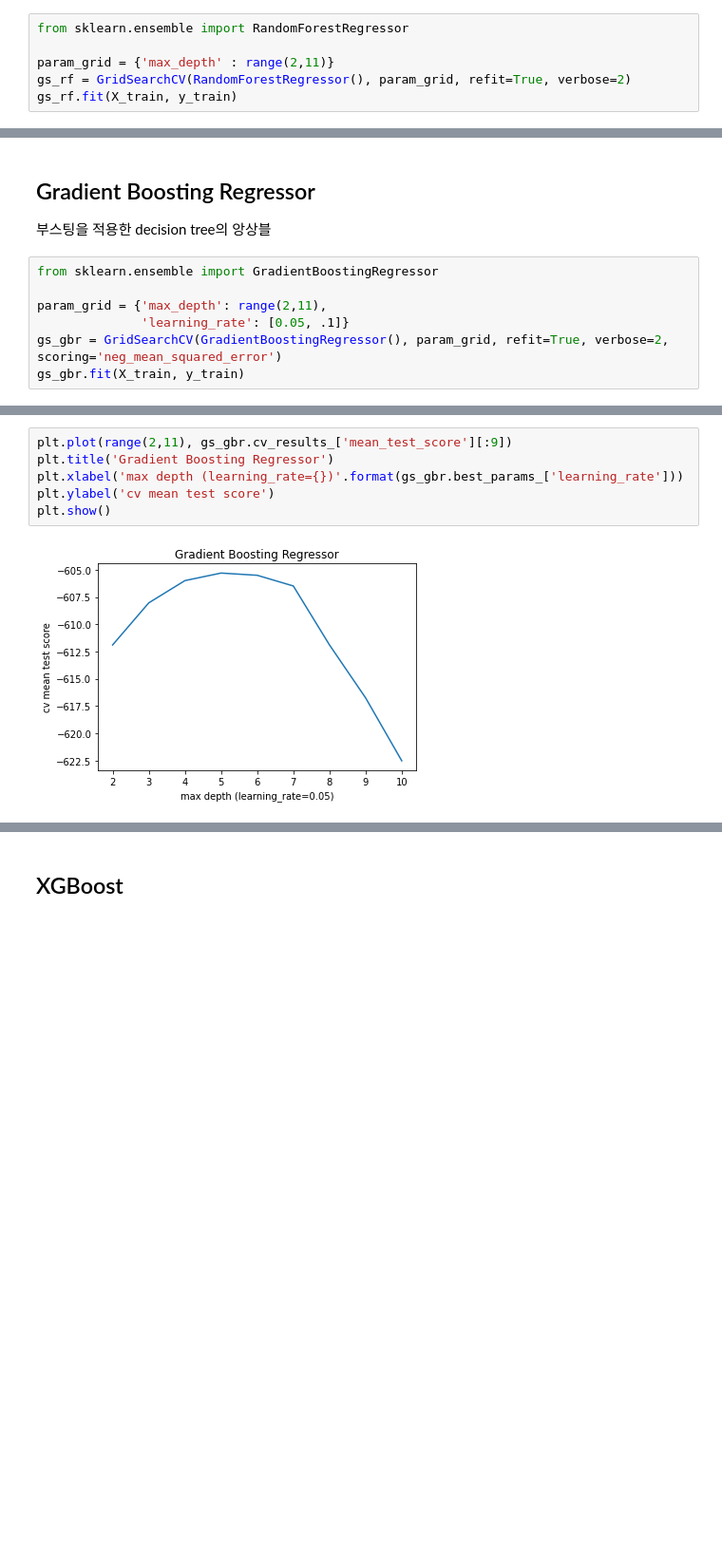
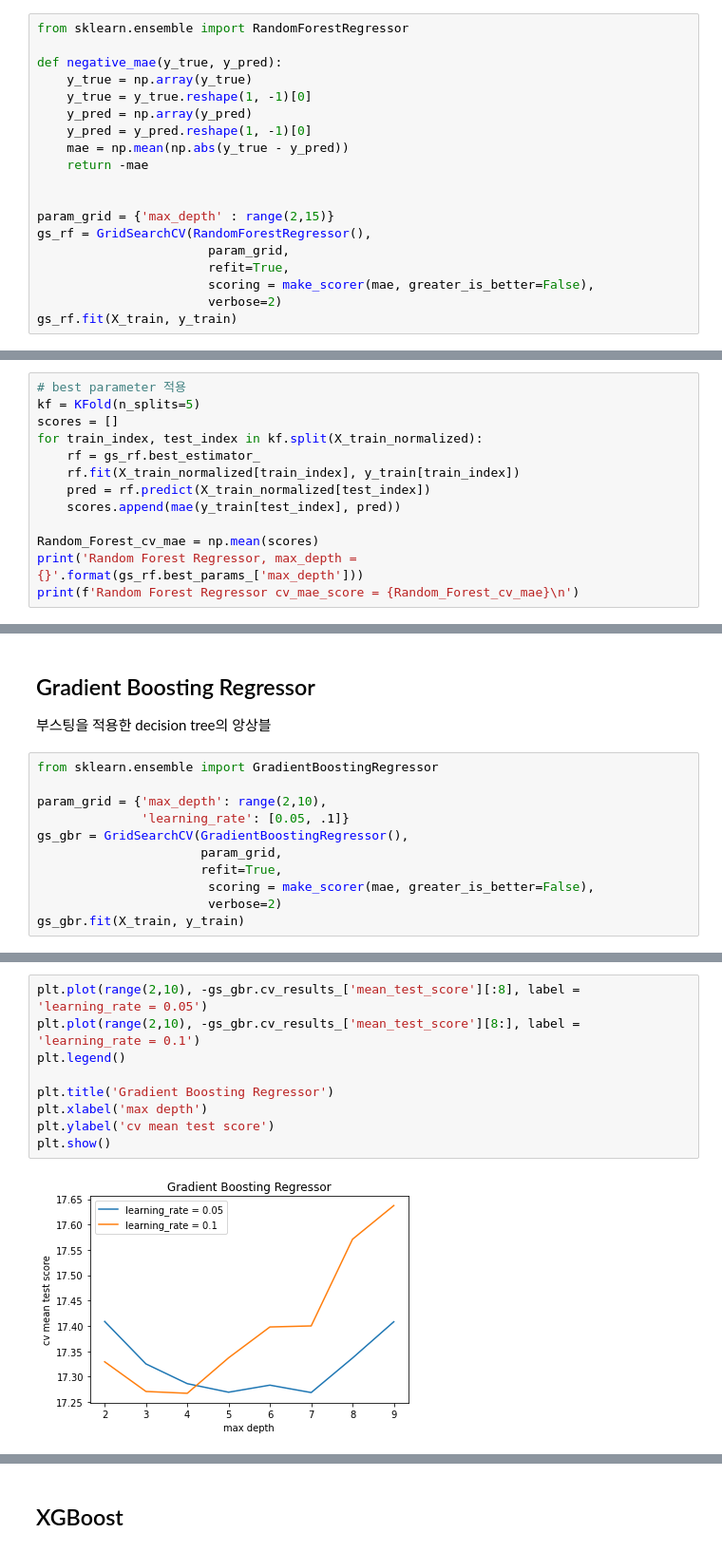
Before and after one commit to deagwon97/machine-learning-and-practice-report, a Jupyter notebook: Dacon_satellite_model.ipynb, the cells around one changed output, grey strips where cells are left out. Shown at 95% size. Drawn from its saved outputs; the diff is of its cells as text; blank space fills up the shorter version.

```diff
--- a/Dacon_satellite_model.ipynb
+++ b/Dacon_satellite_model.ipynb
@@ -454,7 +602,20 @@ plt.show()
 # %%
 from sklearn.ensemble import RandomForestRegressor
 
-param_grid = {'max_depth' : range(2,11)}
-gs_rf = GridSearchCV(RandomForestRegressor(), param_grid, refit=True, verbose=2)
+def negative_mae(y_true, y_pred):
+    y_true = np.array(y_true)
+    y_true = y_true.reshape(1, -1)[0]
+    y_pred = np.array(y_pred)
+    y_pred = y_pred.reshape(1, -1)[0]
+    mae = np.mean(np.abs(y_true - y_pred))
+    return -mae
+
+
+param_grid = {'max_depth' : range(2,15)}
+gs_rf = GridSearchCV(RandomForestRegressor(),
+                       param_grid,
+                       refit=True,
+                       scoring = make_scorer(mae, greater_is_better=False),
+                       verbose=2)
 gs_rf.fit(X_train, y_train)
 # %% [output]
@@ -525,0 +720,13 @@ plt.show()
+# %%
+# best parameter 적용
+kf = KFold(n_splits=5)
+scores = []
+for train_index, test_index in kf.split(X_train_normalized):
+    rf = gs_rf.best_estimator_
+    rf.fit(X_train_normalized[train_index], y_train[train_index])
+    pred = rf.predict(X_train_normalized[test_index])
+    scores.append(mae(y_train[test_index], pred))
+
+Random_Forest_cv_mae = np.mean(scores)
+print('Random Forest Regressor, max_depth = {}'.format(gs_rf.best_params_['max_depth']))
+print(f'Random Forest Regressor cv_mae_score = {Random_Forest_cv_mae}\n')
@@ -578,8 +791,12 @@ plt.show()
 # %%
 from sklearn.ensemble import GradientBoostingRegressor
 
-param_grid = {'max_depth': range(2,11),
+param_grid = {'max_depth': range(2,10),
               'learning_rate': [0.05, .1]}
-gs_gbr = GridSearchCV(GradientBoostingRegressor(), param_grid, refit=True, verbose=2, scoring='neg_mean_squared_error')
+gs_gbr = GridSearchCV(GradientBoostingRegressor(),
+                      param_grid,
+                      refit=True,
+                       scoring = make_scorer(mae, greater_is_better=False),
+                       verbose=2)
 gs_gbr.fit(X_train, y_train)
 # %% [output]
@@ -643,8 +882,11 @@ Gradient Boosting Regressor cv_mae_score = 17.275942797746385
 # %%
-plt.plot(range(2,11), gs_gbr.cv_results_['mean_test_score'][:9])
+plt.plot(range(2,10), -gs_gbr.cv_results_['mean_test_score'][:8], label = 'learning_rate = 0.05')
+plt.plot(range(2,10), -gs_gbr.cv_results_['mean_test_score'][8:], label = 'learning_rate = 0.1')
+plt.legend()
+
 plt.title('Gradient Boosting Regressor')
-plt.xlabel('max depth (learning_rate={})'.format(gs_gbr.best_params_['learning_rate']))
+plt.xlabel('max depth')
 plt.ylabel('cv mean test score')
 plt.show()
 # %% [output]
-[figure, old version]
+[figure, new version]
```
Also changed, not shown: parts of 61 cells of this notebook.
